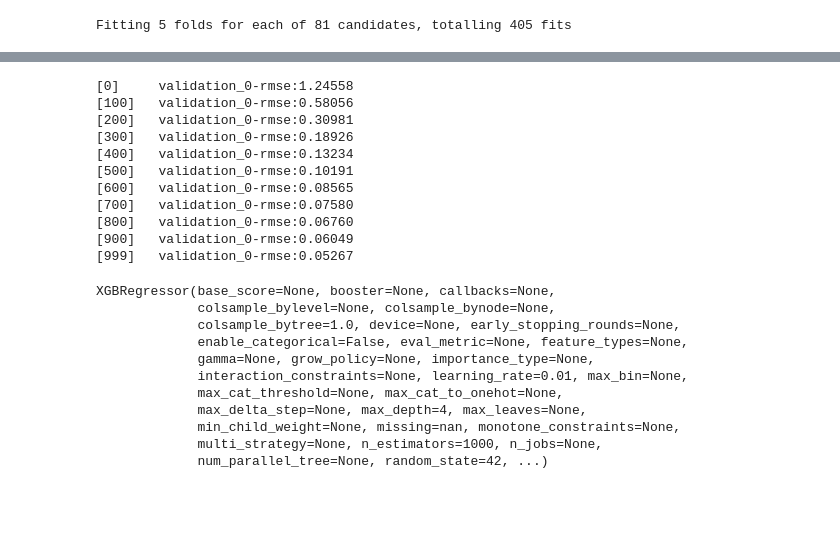
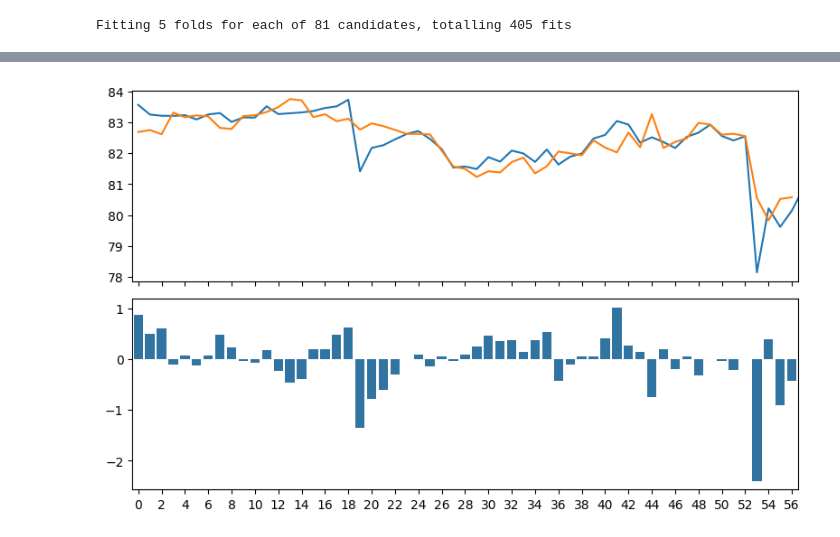
Before and after one commit to vicmcl/ml-laptime, a Jupyter notebook: ml_laptime/notebook/train.ipynb, the cells around one changed output, grey strips where cells are left out. Drawn from its saved outputs; the diff is of its cells as text; code cells hidden in the pictures; blank space fills up the shorter version.

```diff
--- a/ml_laptime/notebook/train.ipynb
+++ b/ml_laptime/notebook/train.ipynb
@@ -306,32 +242,0 @@ plt.show()
-# %%
-X_train = df_train[FEATURES]
-y_train = df_train[TARGET]
-
-best_model.fit(
-    X_train, y_train,
-    eval_set=[(X_train, y_train)],
-    verbose=100
-)
-# %% [output]
-[0]     validation_0-rmse:1.24558
-[100]   validation_0-rmse:0.58056
-[200]   validation_0-rmse:0.30981
-[300]   validation_0-rmse:0.18926
-[400]   validation_0-rmse:0.13234
-[500]   validation_0-rmse:0.10191
-[600]   validation_0-rmse:0.08565
-[700]   validation_0-rmse:0.07580
-[800]   validation_0-rmse:0.06760
-[900]   validation_0-rmse:0.06049
-[999]   validation_0-rmse:0.05267
-XGBRegressor(base_score=None, booster=None, callbacks=None,
-             colsample_bylevel=None, colsample_bynode=None,
-             colsample_bytree=1.0, device=None, early_stopping_rounds=None,
-             enable_categorical=False, eval_metric=None, feature_types=None,
-             gamma=None, grow_policy=None, importance_type=None,
-             interaction_constraints=None, learning_rate=0.01, max_bin=None,
-             max_cat_threshold=None, max_cat_to_onehot=None,
-             max_delta_step=None, max_depth=4, max_leaves=None,
-             min_child_weight=None, missing=nan, monotone_constraints=None,
-             multi_strategy=None, n_estimators=1000, n_jobs=None,
-             num_parallel_tree=None, random_state=42, ...)
@@ -354 +265,11 @@ for start_lap in range(1, n_laps - 2):
+# %%
+fig, (ax1, ax2) = plt.subplots(2, 1, figsize=(8, 5), sharex=True)
+sns.lineplot(df_2021['LapTime'].values, ax=ax1)
+sns.lineplot(predicted_laps, ax=ax1)
+sns.barplot(errors, ax=ax2)
+locs, labels = plt.xticks()
+plt.xticks(locs[::2], labels[::2])
+plt.tight_layout()
+# %% [output]
+[figure, added]
 # %%
```
Also changed, not shown: parts of 28 cells of this notebook.
